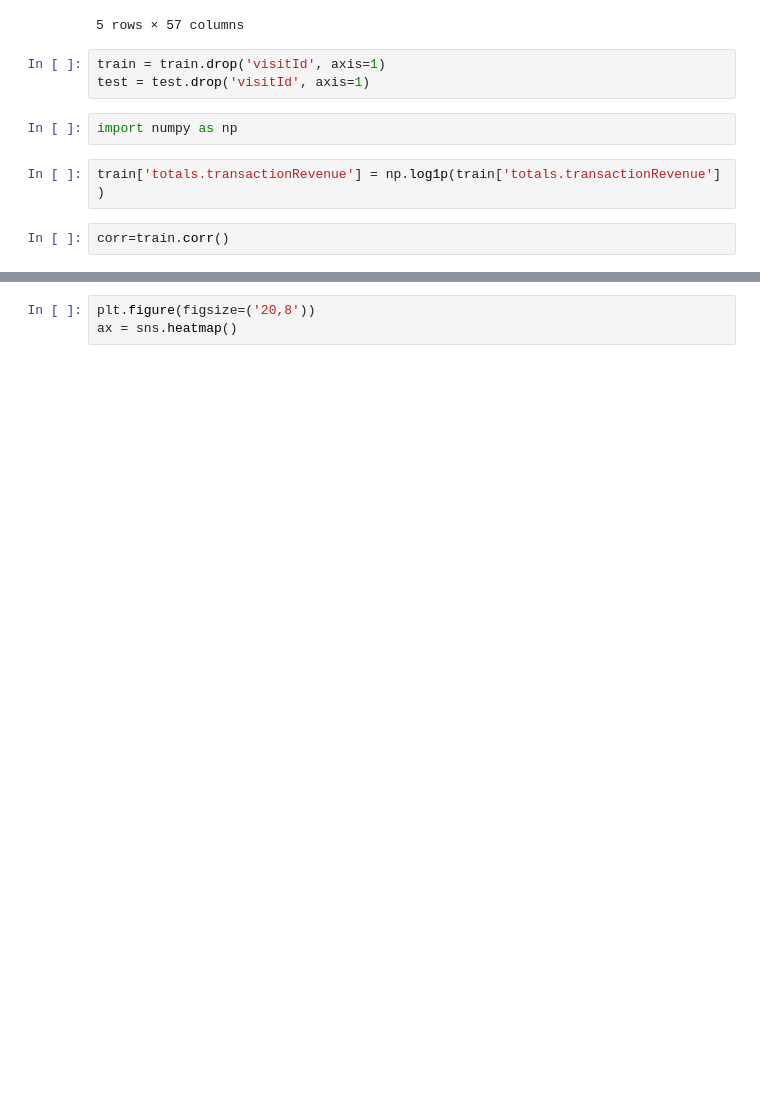
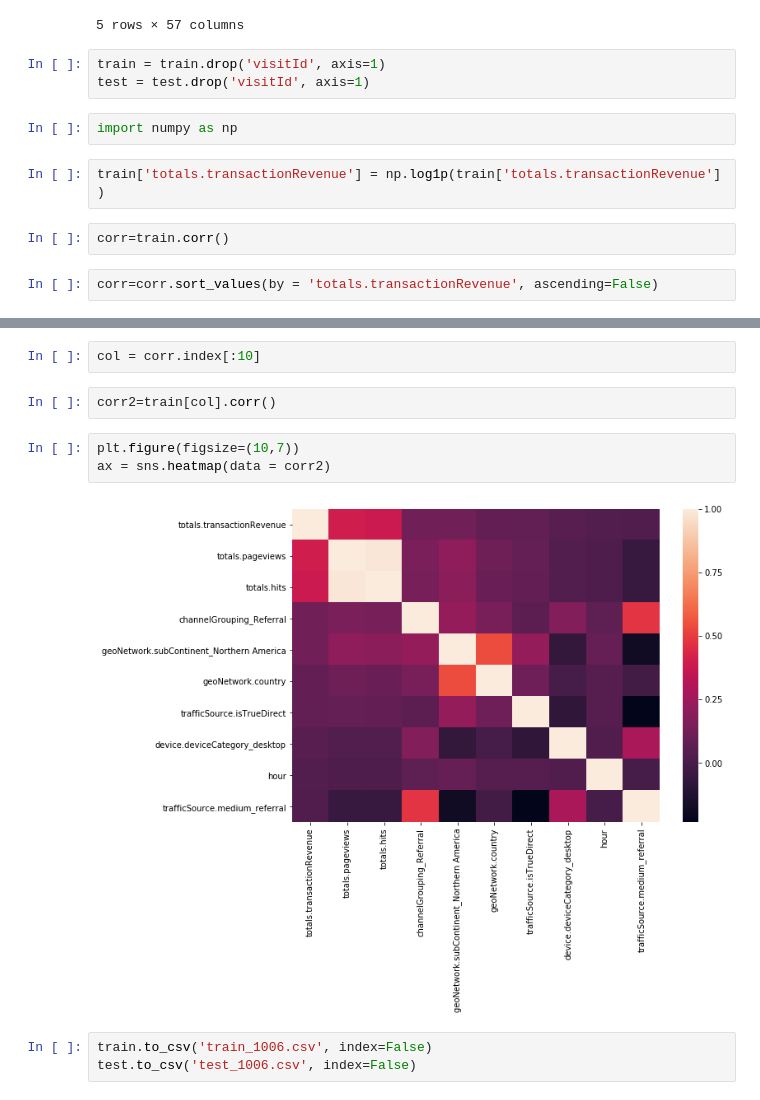
Before and after one commit to Alohasprit/Kaggle, a Jupyter notebook: 3_Google Analytics Customer Revenue Prediction/Kernels/kerner_181007.ipynb, the cells around one changed output, grey strips where cells are left out. Cells and saved outputs as stored; diff of their text form; blank space fills up the shorter version.

```diff
--- a/3_Google Analytics Customer Revenue Prediction/Kernels/kerner_181007.ipynb
+++ b/3_Google Analytics Customer Revenue Prediction/Kernels/kerner_181007.ipynb
@@ -817,3 +817,5 @@ import numpy as np
 train['totals.transactionRevenue'] = np.log1p(train['totals.transactionRevenue'] )
 # %%
 corr=train.corr()
+# %%
+corr=corr.sort_values(by = 'totals.transactionRevenue', ascending=False)
@@ -820,3 +843,12 @@ corr=train.corr()
+# %%
+col = corr.index[:10]
+# %%
+corr2=train[col].corr()
 # %%
-plt.figure(figsize=('20,8'))
-ax = sns.heatmap()
+plt.figure(figsize=(10,7))
+ax = sns.heatmap(data = corr2)
+# %% [output]
+[figure, added]
+# %%
+train.to_csv('train_1006.csv', index=False)
+test.to_csv('test_1006.csv', index=False)
```
Also changed, not shown: parts of 1 cell of this notebook.
